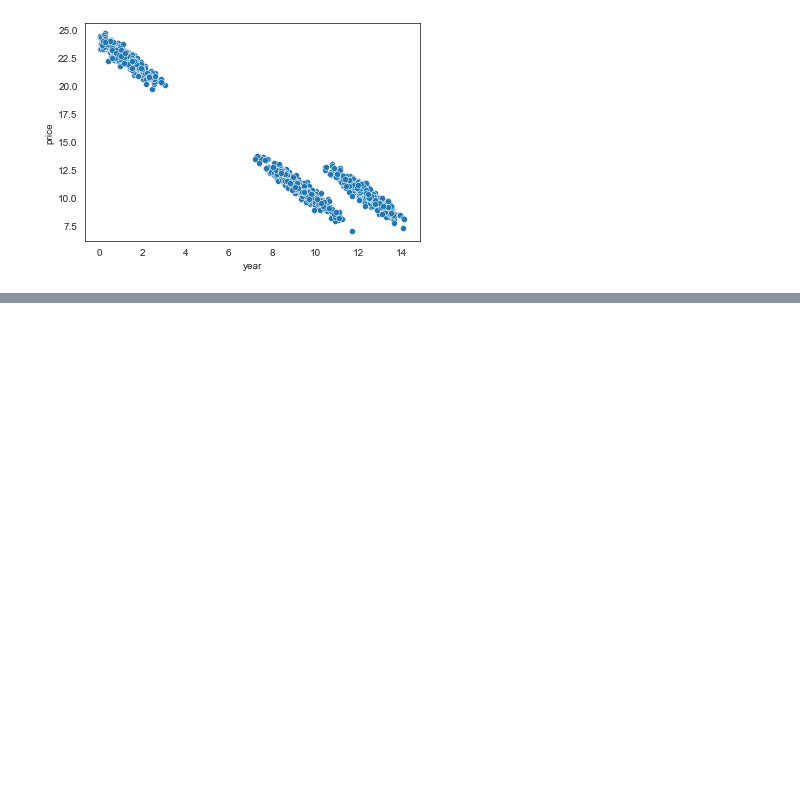
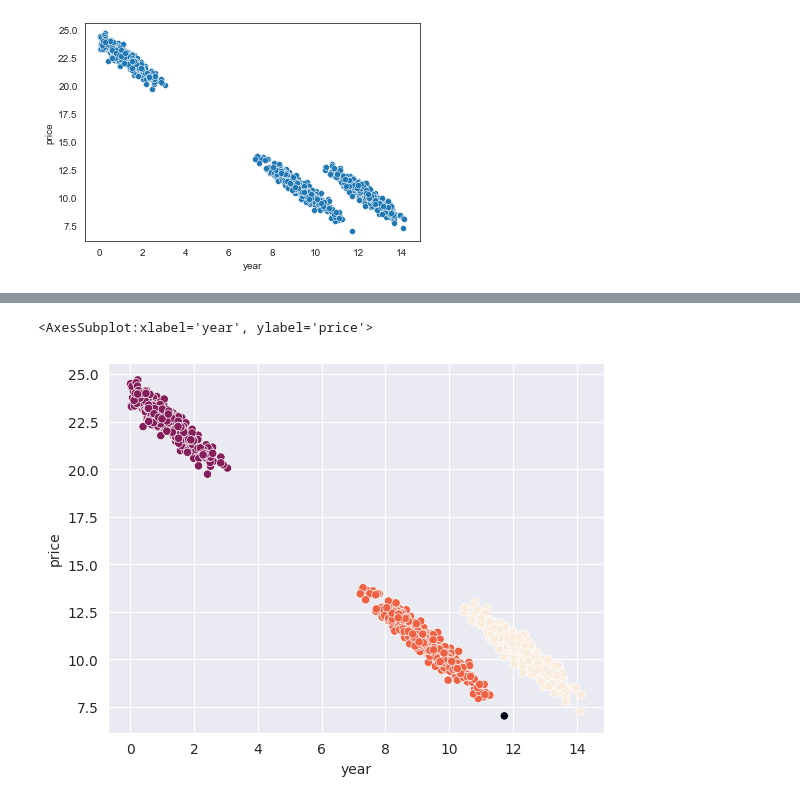
Before and after one commit to Vezdexod/sf_data_science, a Jupyter notebook: Data_Science_memory/ML4/dst3-ml4-2_clusterization.ipynb, the cells around one changed output, grey strips where cells are left out. Cells and saved outputs as stored; diff of their text form; code cells hidden in the pictures; blank space fills up the shorter version.

```diff
--- a/Data_Science_memory/ML4/dst3-ml4-2_clusterization.ipynb
+++ b/Data_Science_memory/ML4/dst3-ml4-2_clusterization.ipynb
@@ -444,0 +444,3 @@ sns.scatterplot(df54.year, df54.price)
+# %%
+df75 = pd.read_csv('housing.csv')
+df75.head()
@@ -444,0 +454,12 @@ sns.scatterplot(df54.year, df54.price)
+# %%
+# импортируем DBSCAN кластеризацию
+from sklearn.cluster import DBSCAN
+
+#запускаем кластеризацию на наших данных
+clustering = DBSCAN(eps = 0.7, min_samples = 5).fit(df75)
+
+# Далее можно визуализировать результаты, как мы делали с алгоритмом k-means
+sns.scatterplot(df75.year, df75.price, c=clustering.labels_)
+# %% [output]
+<AxesSubplot:xlabel='year', ylabel='price'>
+[figure, added]
```
Also changed, not shown: parts of 15 cells of this notebook, 4 other files.
